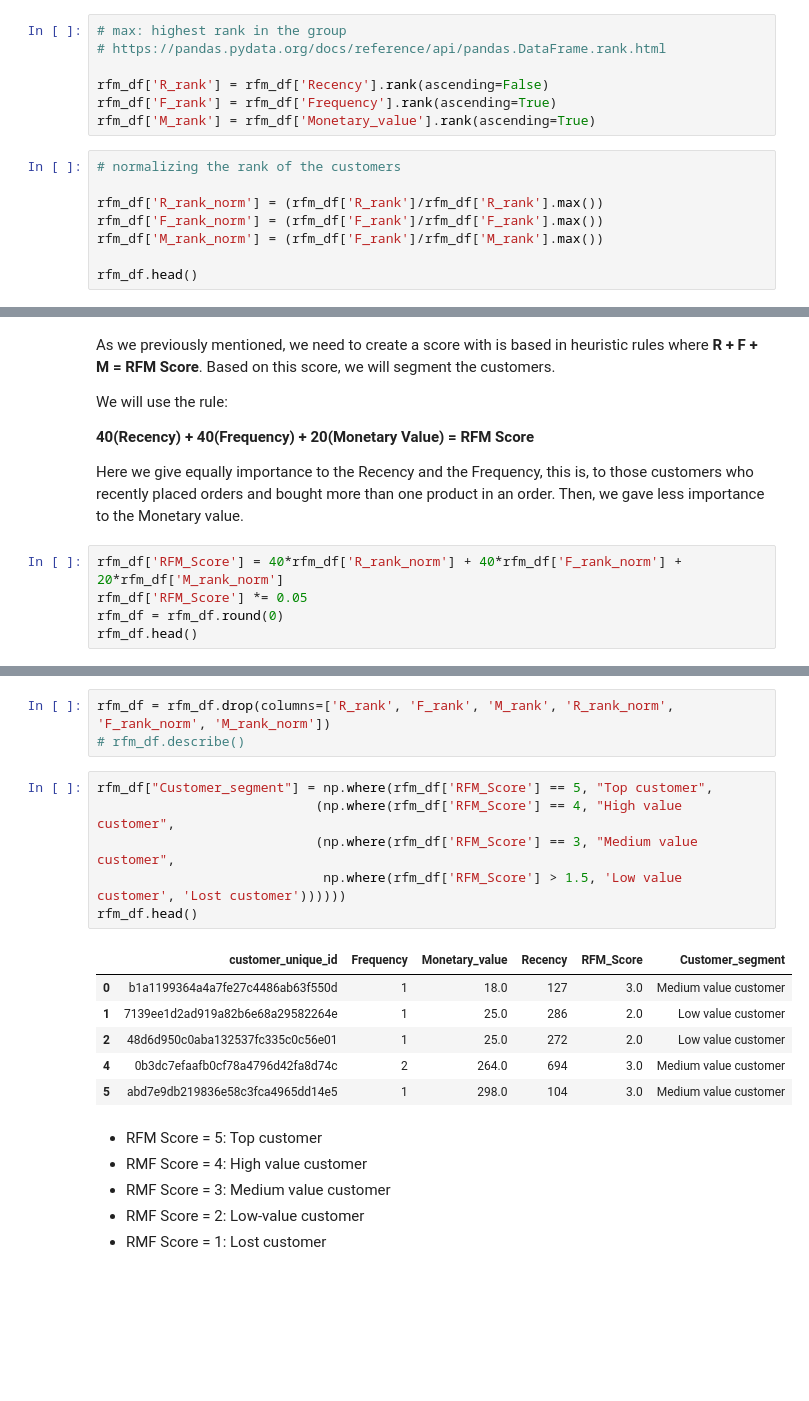
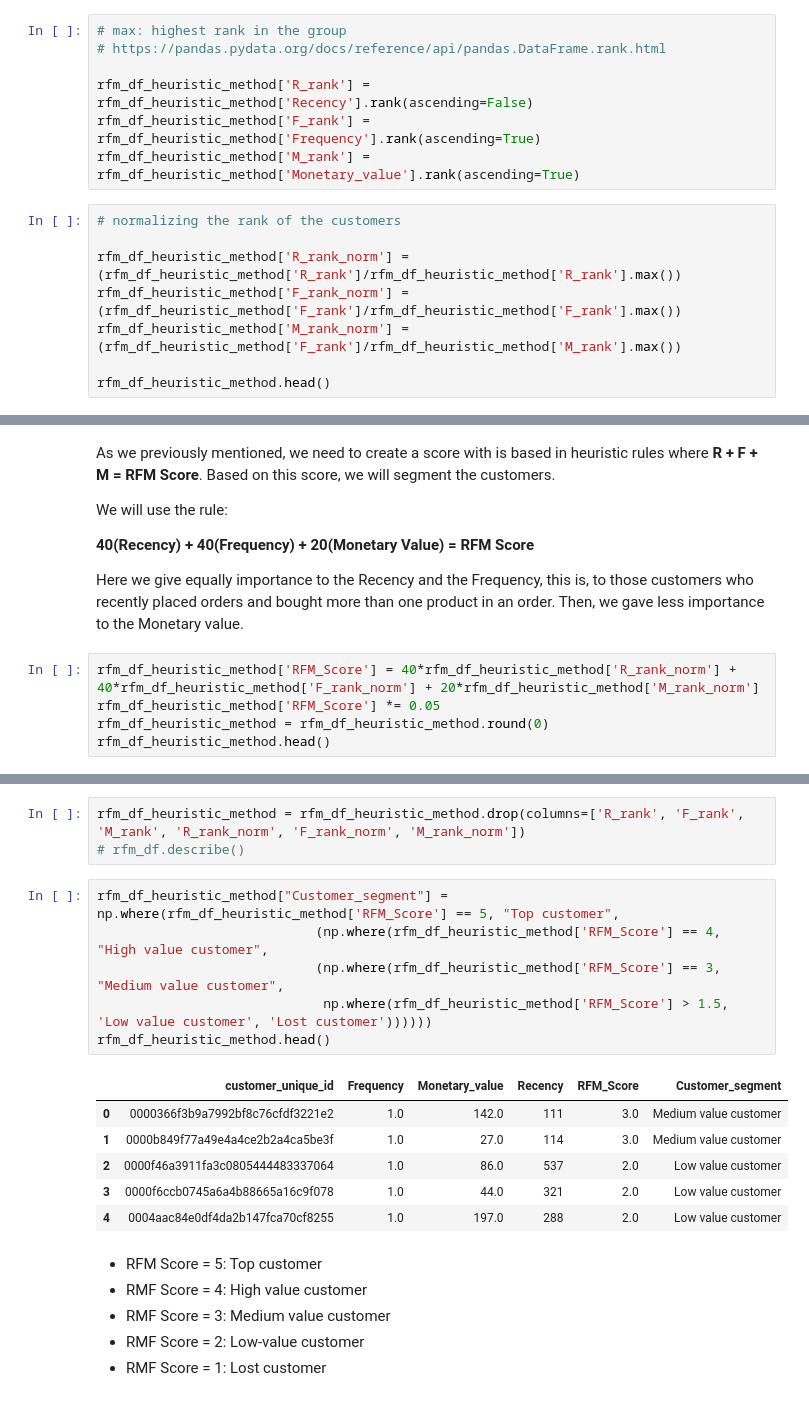
Before and after one commit to MariaDBPerez/clients_segmentation, a Jupyter notebook: project_5.ipynb, the cells around one changed output, grey strips where cells are left out. Cells and saved outputs as stored; diff of their text form; blank space fills up the shorter version.

```diff
--- a/project_5.ipynb
+++ b/project_5.ipynb
@@ -1071,16 +1165,16 @@ We will normalize the rank of the customers to analyze the ranking.
 # max: highest rank in the group
 # https://pandas.pydata.org/docs/reference/api/pandas.DataFrame.rank.html
 
-rfm_df['R_rank'] = rfm_df['Recency'].rank(ascending=False)
-rfm_df['F_rank'] = rfm_df['Frequency'].rank(ascending=True)
-rfm_df['M_rank'] = rfm_df['Monetary_value'].rank(ascending=True)
+rfm_df_heuristic_method['R_rank'] = rfm_df_heuristic_method['Recency'].rank(ascending=False)
+rfm_df_heuristic_method['F_rank'] = rfm_df_heuristic_method['Frequency'].rank(ascending=True)
+rfm_df_heuristic_method['M_rank'] = rfm_df_heuristic_method['Monetary_value'].rank(ascending=True)
 # %%
 # normalizing the rank of the customers
 
-rfm_df['R_rank_norm'] = (rfm_df['R_rank']/rfm_df['R_rank'].max())
-rfm_df['F_rank_norm'] = (rfm_df['F_rank']/rfm_df['F_rank'].max())
-rfm_df['M_rank_norm'] = (rfm_df['F_rank']/rfm_df['M_rank'].max())
+rfm_df_heuristic_method['R_rank_norm'] = (rfm_df_heuristic_method['R_rank']/rfm_df_heuristic_method['R_rank'].max())
+rfm_df_heuristic_method['F_rank_norm'] = (rfm_df_heuristic_method['F_rank']/rfm_df_heuristic_method['F_rank'].max())
+rfm_df_heuristic_method['M_rank_norm'] = (rfm_df_heuristic_method['F_rank']/rfm_df_heuristic_method['M_rank'].max())
 
-rfm_df.head()
+rfm_df_heuristic_method.head()
 # %% [output]
 |  | customer_unique_id | Frequency | Monetary_value | Recency | R_rank | F_rank | M_rank | R_rank_norm | ... |
@@ -1112,9 +1206,9 @@ We will use the rule:
 
 Here we give equally importance to the Recency and the Frequency, this is, to those customers who recently placed orders and bought more than one product in an order. Then, we gave less importance to the Monetary value.
 # %%
-rfm_df['RFM_Score'] = 40*rfm_df['R_rank_norm'] + 40*rfm_df['F_rank_norm'] + 20*rfm_df['M_rank_norm']
-rfm_df['RFM_Score'] *= 0.05
-rfm_df = rfm_df.round(0)
-rfm_df.head()
+rfm_df_heuristic_method['RFM_Score'] = 40*rfm_df_heuristic_method['R_rank_norm'] + 40*rfm_df_heuristic_method['F_rank_norm'] + 20*rfm_df_heuristic_method['M_rank_norm']
+rfm_df_heuristic_method['RFM_Score'] *= 0.05
+rfm_df_heuristic_method = rfm_df_heuristic_method.round(0)
+rfm_df_heuristic_method.head()
 # %% [output]
 |  | customer_unique_id | Frequency | Monetary_value | Recency | R_rank | F_rank | M_rank | R_rank_norm | ... |
@@ -1137,20 +1231,20 @@ rfm_df.describe()
 | max | 17.000000 | 13664.000000 | 724.000000 | 93391.000000 | 93396.000000 | 93396.000000 | 1.000000 | 1.000000 | 1.000000 | ... |
 # %%
-rfm_df = rfm_df.drop(columns=['R_rank', 'F_rank', 'M_rank', 'R_rank_norm', 'F_rank_norm', 'M_rank_norm'])
+rfm_df_heuristic_method = rfm_df_heuristic_method.drop(columns=['R_rank', 'F_rank', 'M_rank', 'R_rank_norm', 'F_rank_norm', 'M_rank_norm'])
 # rfm_df.describe()
 # %%
-rfm_df["Customer_segment"] = np.where(rfm_df['RFM_Score'] == 5, "Top customer",
-                            (np.where(rfm_df['RFM_Score'] == 4, "High value customer",
-                            (np.where(rfm_df['RFM_Score'] == 3, "Medium value customer",
-                             np.where(rfm_df['RFM_Score'] > 1.5, 'Low value customer', 'Lost customer'))))))
-rfm_df.head()
+rfm_df_heuristic_method["Customer_segment"] = np.where(rfm_df_heuristic_method['RFM_Score'] == 5, "Top customer",
+                            (np.where(rfm_df_heuristic_method['RFM_Score'] == 4, "High value customer",
+                            (np.where(rfm_df_heuristic_method['RFM_Score'] == 3, "Medium value customer",
+                             np.where(rfm_df_heuristic_method['RFM_Score'] > 1.5, 'Low value customer', 'Lost customer'))))))
+rfm_df_heuristic_method.head()
 # %% [output]
 |  | customer_unique_id | Frequency | Monetary_value | Recency | RFM_Score | Customer_segment |
-| 0 | b1a1199364a4a7fe27c4486ab63f550d | 1 | 18.0 | 127 | 3.0 | Medium value customer |
-| 1 | 7139ee1d2ad919a82b6e68a29582264e | 1 | 25.0 | 286 | 2.0 | Low value customer |
-| 2 | 48d6d950c0aba132537fc335c0c56e01 | 1 | 25.0 | 272 | 2.0 | Low value customer |
-| 4 | 0b3dc7efaafb0cf78a4796d42fa8d74c | 2 | 264.0 | 694 | 3.0 | Medium value customer |
-| 5 | abd7e9db219836e58c3fca4965dd14e5 | 1 | 298.0 | 104 | 3.0 | Medium value customer |
+| 0 | 0000366f3b9a7992bf8c76cfdf3221e2 | 1.0 | 142.0 | 111 | 3.0 | Medium value customer |
+| 1 | 0000b849f77a49e4a4ce2b2a4ca5be3f | 1.0 | 27.0 | 114 | 3.0 | Medium value customer |
+| 2 | 0000f46a3911fa3c0805444483337064 | 1.0 | 86.0 | 537 | 2.0 | Low value customer |
+| 3 | 0000f6ccb0745a6a4b88665a16c9f078 | 1.0 | 44.0 | 321 | 2.0 | Low value customer |
+| 4 | 0004aac84e0df4da2b147fca70cf8255 | 1.0 | 197.0 | 288 | 2.0 | Low value customer |
 # %% [markdown]
 * RFM Score = 5: Top customer
 * RMF Score = 4: High value customer
```
Also changed, not shown: parts of 97 cells of this notebook.
